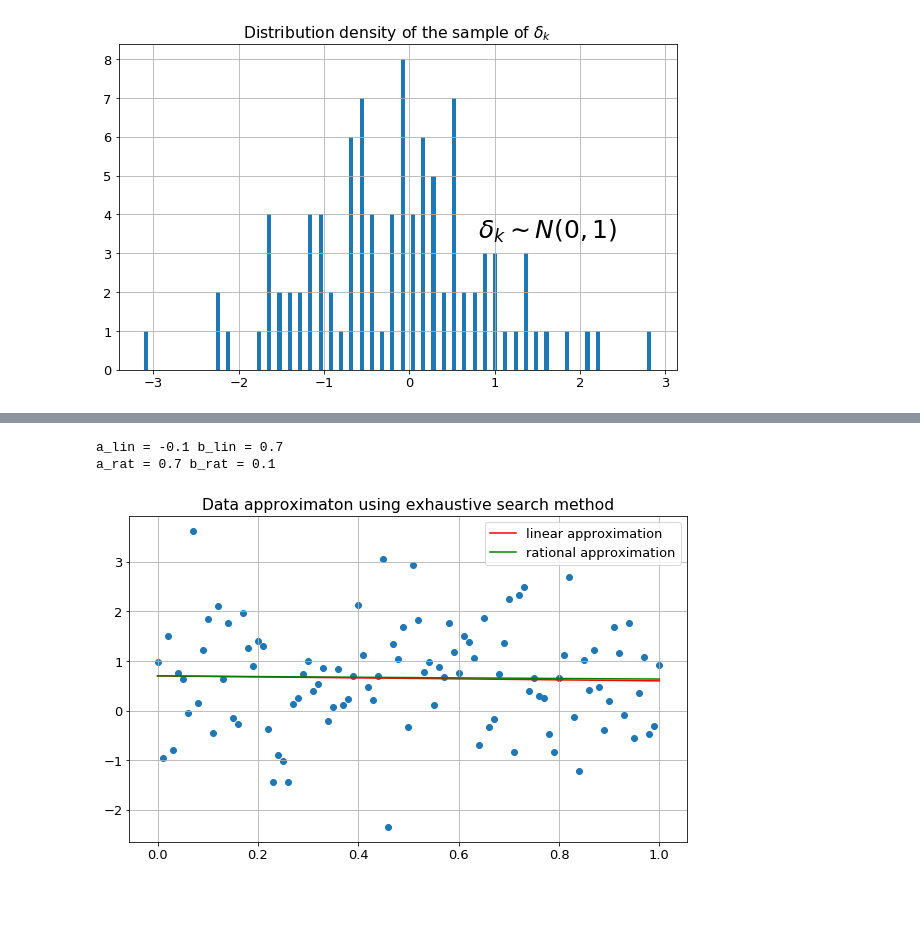
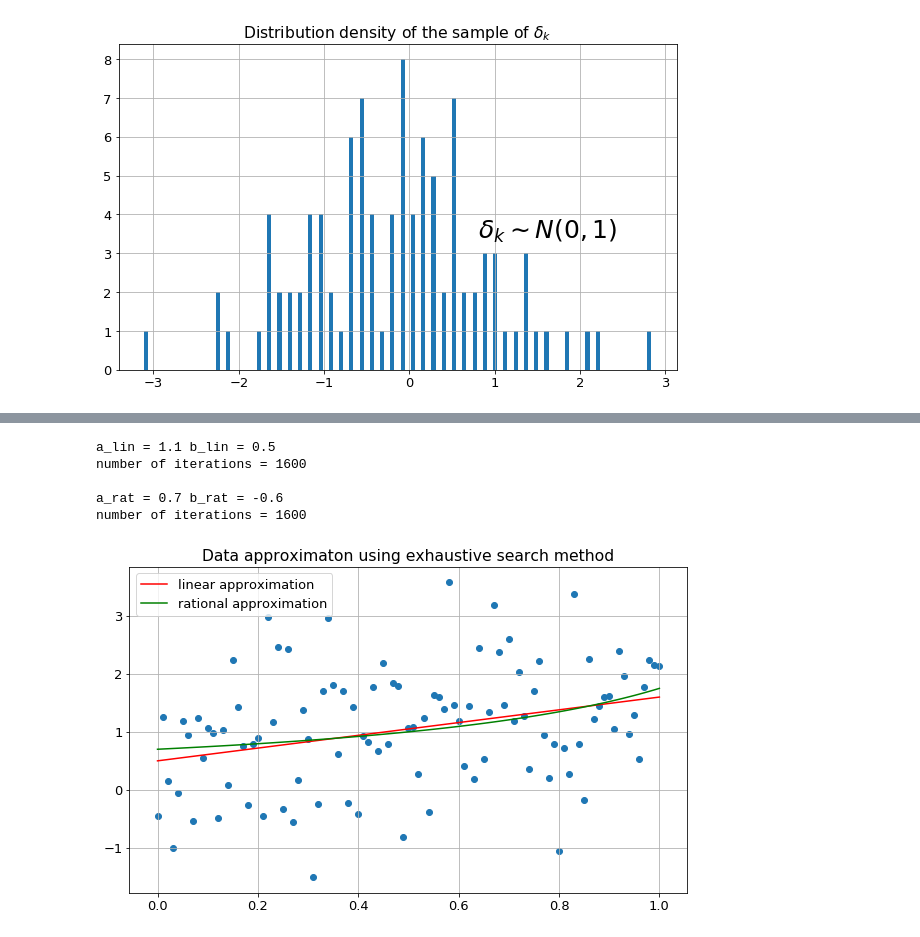
Before and after one commit to belpablo/Algorithms-21, a Jupyter notebook: Lab_2_redo.ipynb, the cells around one changed output, grey strips where cells are left out. Saved outputs shown, nothing was run; the diff lists cells and outputs as text; code cells hidden in the pictures; blank space fills up the shorter version.

```diff
--- a/Lab_2_redo.ipynb
+++ b/Lab_2_redo.ipynb
@@ -319,5 +297,5 @@ plt.grid()
 # %%
-from scipy.optimize import minimize
+from scipy.optimize import minimize, minimize_scalar
 
 # least_squares_func(*args, **kwargs) == D([a, b], [x_k], [y_k]), where args = [a, b]
 
@@ -329,7 +307,7 @@ def least_squares_rational(args, x_k, y_k):
     return np.sum(np.square(args[0] / (1 + args[1] * x_k) - y_k))
 
 
-def exhaustive_search_mult(func, x_arr, y_arr, left_boundary = -1, right_boundary = 1, eps = 1e-1):
+def exhaustive_search_mult(func, x_arr, y_arr, left_boundary = -2, right_boundary = 2, eps = 1e-1):
 
     """ eps = 1e-1 by dafult, because with eps = 1e-3 it takes too much time """
 
@@ -358,55 +336,63 @@ def exhaustive_search_mult(func, x_arr, y_arr, left_boundary = -1, right_boundar
     return a_min, b_min, func_eval_num, iter_num
 
 
-def coordinate_descent_mult(func, x_arr, y_arr, initial_aprox = [0, 0], eps = 1e-4):
+def coordinate_descent_mult(func, x_arr, y_arr, initial_approx = [0, 0], eps = 1e-3):
 
     func_eval_num = 0
     iter_num = 0
 
-    prev_approx = initial_aprox
-    curr_approx = [np.dot(x_arr, y_arr)/np.sum(x_arr) - prev_approx[1], prev_approx[1]]
-    func_eval_num += 1
-    iter_num += 1
+    a_prev, b_prev = initial_approx[0], initial_approx[1]
+    a_curr, b_curr = a_prev + eps, b_prev + eps
 
-    while (curr_approx[0] - prev_approx[0] > eps) or (curr_approx[1] - prev_approx[1] > eps):
+    while (abs(a_curr - a_prev) >= eps) or (abs(b_curr - b_prev) >= eps):
 
-        prev_approx = curr_approx
+        if iter_num % 2:
 
-        if iter_num % 2:                                                           # if iter num is odd
-            curr_approx[1] = np.sum(y_arr)/(len(x_arr) * curr_approx[0] * np.sum(x_arr))
+            res = minimize_scalar(lambda a: func([a, b_prev], x_arr, y_arr))
+
+            a_prev, a_curr = a_curr, res.x
+
         else:
-            curr_approx[0] = np.dot(x_arr, y_arr)/np.sum(x_arr) - prev_approx[1]
+            res = minimize_scalar(lambda b: func([a_prev, b], x_arr, y_arr))
 
-        func_eval_num += 1
+            b_prev, b_curr = b_curr, res.x
+
+        func_eval_num += res.nfev
         iter_num += 1
 
-    return curr_approx[0], curr_approx[1], func_eval_num, iter_num
+    return a_curr, b_curr, func_eval_num, iter_num
 
 
 def Nelder_Mead_mult(func, x_arr, y_arr, initial_aprox = [0, 0], eps = 1e-3, disp = False):
 
     res = minimize(func, initial_aprox, args = (x_arr, y_arr), method = 'nelder-mead', options = {'xatol': eps, 'disp': disp})
 
     return res.x[0], res.x[1], res.nfev, res.nit
 
 
 # Testing
 a_lin, b_lin, func_eval_lin, iter_num_lin = exhaustive_search_mult(least_squares_linear, x_arr, y_arr)
 a_rat, b_rat, func_eval_rat, iter_num_rat = exhaustive_search_mult(least_squares_rational, x_arr, y_arr)
 
 plt.figure(figsize = (10, 6))
 plt.title('Data approximaton using exhaustive search method')
 plt.scatter(x_arr, y_arr)
 
 plt.plot(x_arr, a_lin * x_arr + b_lin, c = 'r')
 plt.plot(x_arr, a_rat / (1 + x_arr * b_rat), c = 'g')
 
 plt.legend(['linear approximation', 'rational approximation'], loc = 'best')
 plt.grid()
 
 print('a_lin = ' + str(round(a_lin, 3)), 'b_lin = ' +  str(round(b_lin, 3)))
+print('number of iterations = ' + str(iter_num_lin), '\n')
+
 print('a_rat = ' + str(round(a_rat, 3)), 'b_rat = ' +  str(round(b_rat, 3)))
+print('number of iterations = ' + str(iter_num_rat), '\n')
 # %% [output]
-a_lin = -0.1 b_lin = 0.7
-a_rat = 0.7 b_rat = 0.1
+a_lin = 1.1 b_lin = 0.5
+number of iterations = 1600
+
+a_rat = 0.7 b_rat = -0.6
+number of iterations = 1600
-[figure, old version]
+[figure, new version]
```
Also changed, not shown: parts of 7 cells of this notebook.
